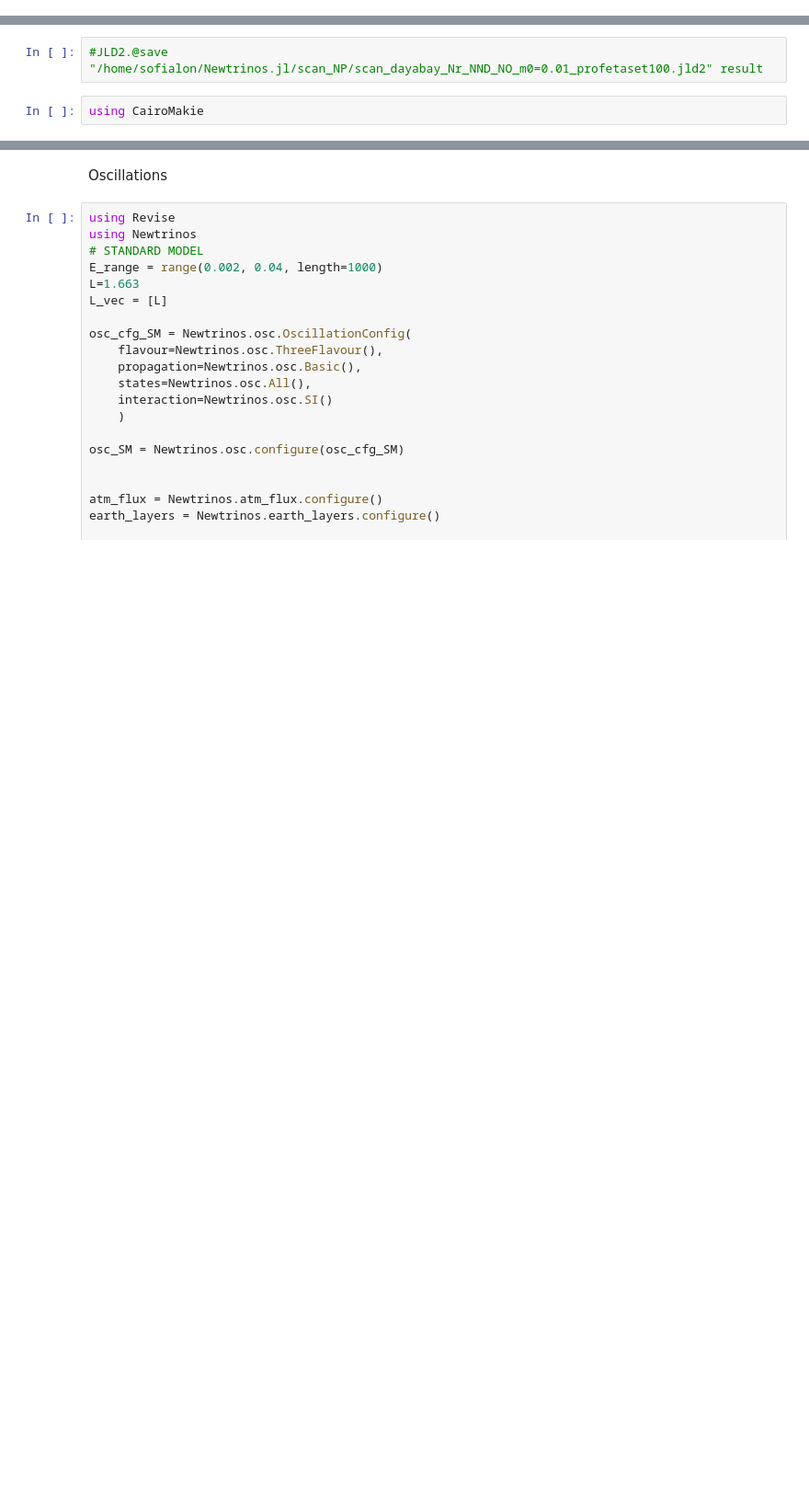
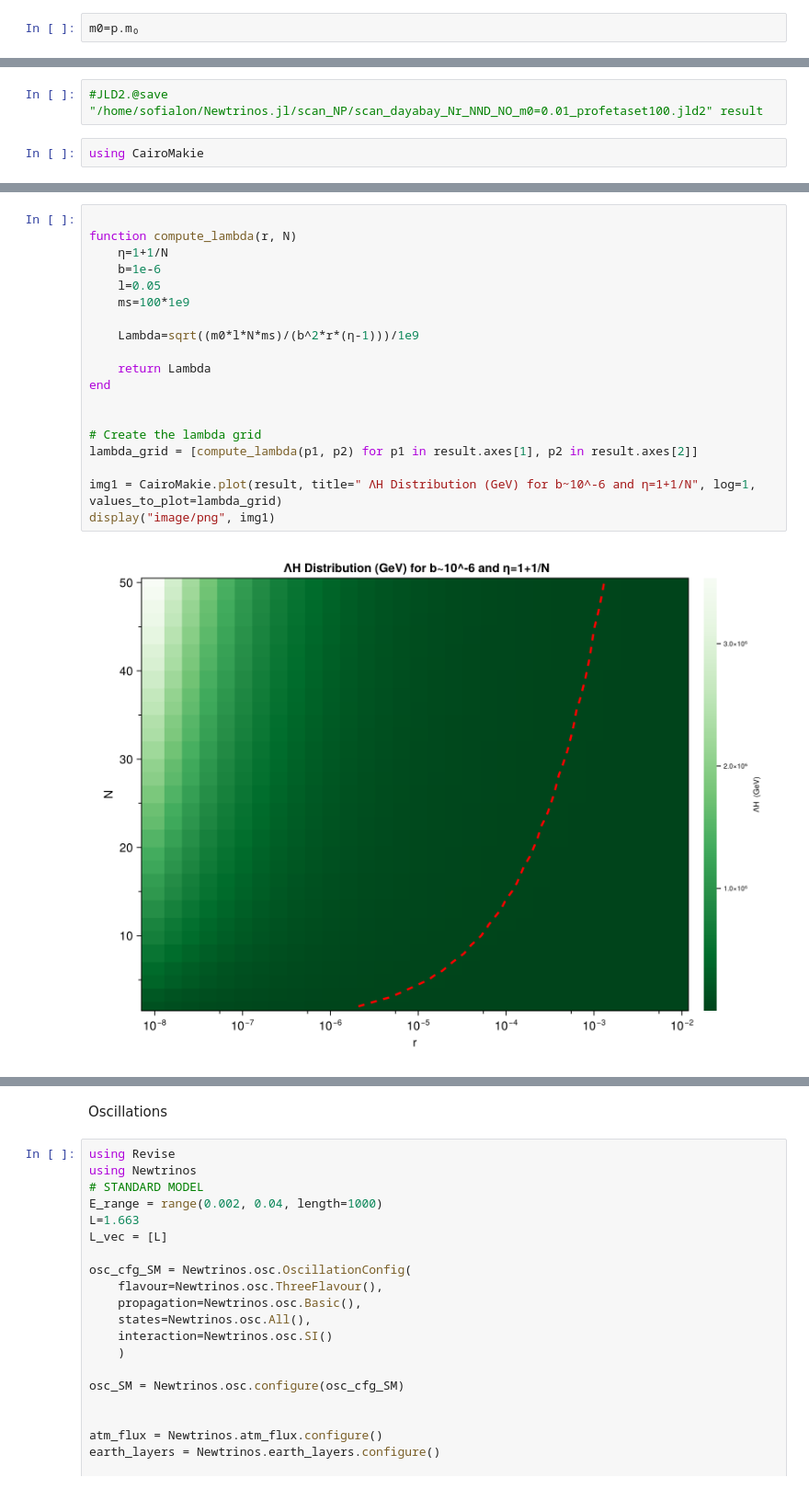
Before and after one commit to philippeller/Newtrinos.jl, a Jupyter notebook: notebooks/dayabay.ipynb, the cells around one changed output, grey strips where cells are left out. Shown at 92% size. Cells and saved outputs as stored; diff of their text form; blank space fills up the shorter version.

```diff
--- a/notebooks/dayabay.ipynb
+++ b/notebooks/dayabay.ipynb
@@ -133,3 +133,5 @@ NewtrinosResult((r = [1.0e-8, 0.033333343, 0.066666676, 0.100000009, 0.133333342
 display(minimum(result.values.llh))
 # %% [output]
 -28571.054251958765
+# %%
+m0=p.m₀
@@ -149,0 +154,21 @@ display("image/png", img)
+# %%
+
+function compute_lambda(r, N)
+    η=1+1/N
+    b=1e-6
+    l=0.05
+    ms=100*1e9
+
+    Lambda=sqrt((m0*l*N*ms)/(b^2*r*(η-1)))/1e9
+
+    return Lambda
+end
+
+
+# Create the lambda grid
+lambda_grid = [compute_lambda(p1, p2) for p1 in result.axes[1], p2 in result.axes[2]]
+
+img1 = CairoMakie.plot(result, title=" ΛH Distribution (GeV) for b~10^-6 and η=1+1/N", log=1, values_to_plot=lambda_grid)
+display("image/png", img1)
+# %% [output]
+[figure, added]
```
Also changed, not shown: parts of 14 cells of this notebook, 5 other files.
